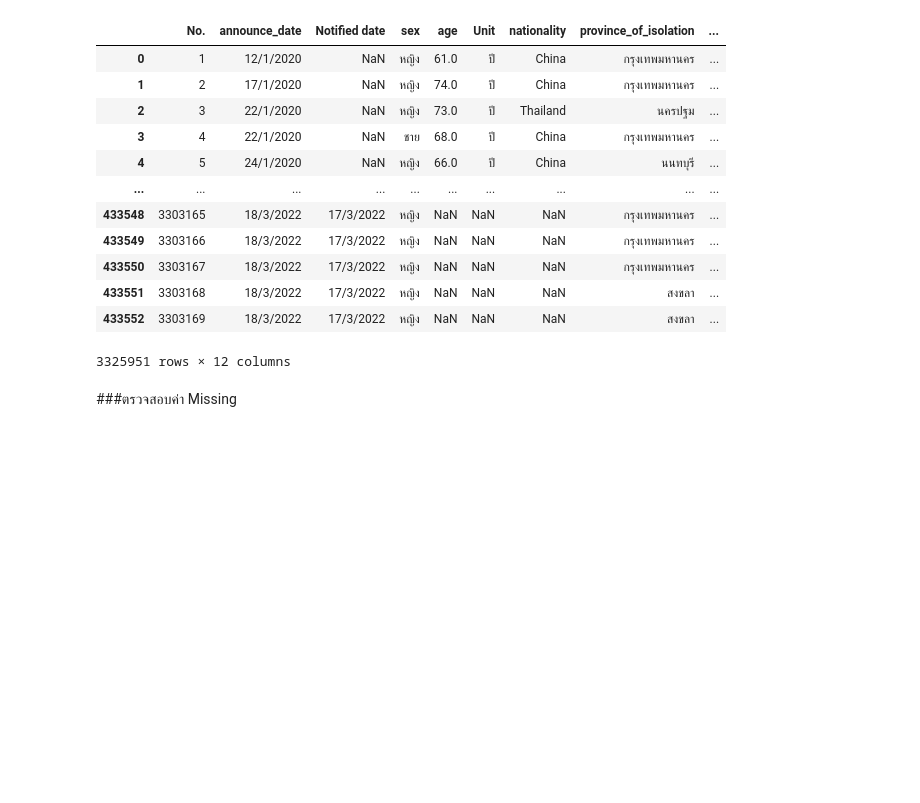
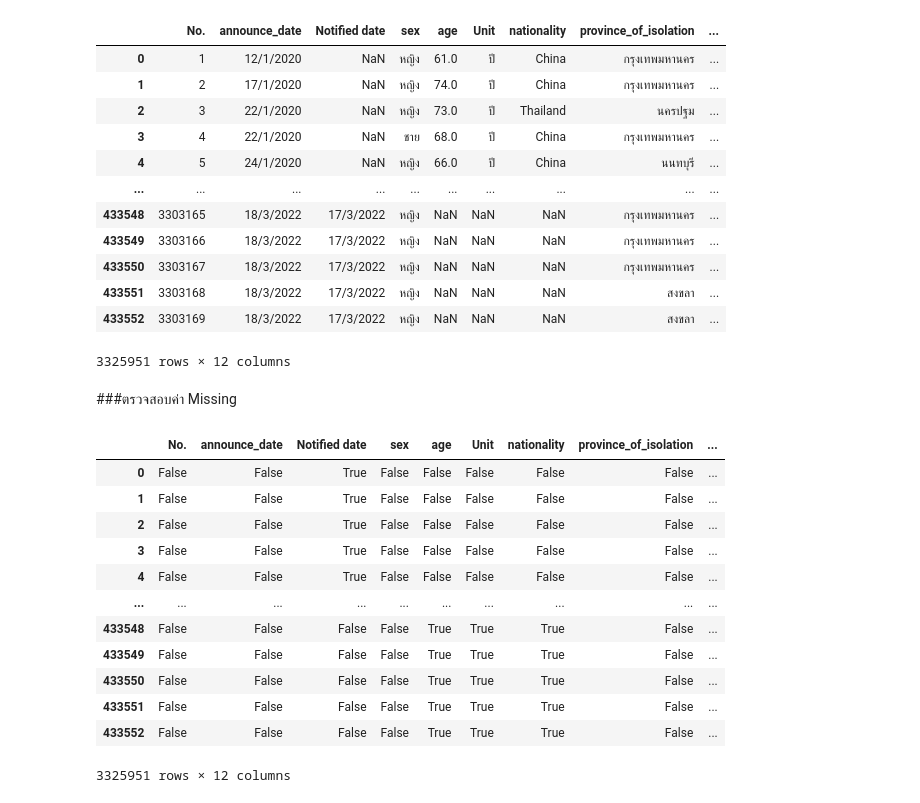
Before and after one commit to Nunticha24/data_viz_2022, a Jupyter notebook: Project_Dinosaur.ipynb, the cells around one changed output. Saved outputs shown, nothing was run; the diff lists cells and outputs as text; code cells hidden in the pictures; blank space fills up the shorter version.

```diff
--- a/Project_Dinosaur.ipynb
+++ b/Project_Dinosaur.ipynb
@@ -123,5 +121,21 @@ del Covid['Unnamed: 11'] #Drop Columns ที่จะไม่ใช้
 # %% [markdown]
 ###ตรวจสอบค่า Missing
+# %%
+Covid.isnull()
+# %% [output]
+|  | No. | announce_date | Notified date | sex | age | Unit | nationality | province_of_isolation | ... |
+| 0 | False | False | True | False | False | False | False | False | ... |
+| 1 | False | False | True | False | False | False | False | False | ... |
+| 2 | False | False | True | False | False | False | False | False | ... |
+| 3 | False | False | True | False | False | False | False | False | ... |
+| 4 | False | False | True | False | False | False | False | False | ... |
+| ... | ... | ... | ... | ... | ... | ... | ... | ... | ... |
+| 433548 | False | False | False | False | True | True | True | False | ... |
+| 433549 | False | False | False | False | True | True | True | False | ... |
+| 433550 | False | False | False | False | True | True | True | False | ... |
+| 433551 | False | False | False | False | True | True | True | False | ... |
+| 433552 | False | False | False | False | True | True | True | False | ... |
+3325951 rows × 12 columns
 # %%
 Covid.isnull().any()
 # %% [output]
```
Also changed, not shown: parts of 17 cells of this notebook.
